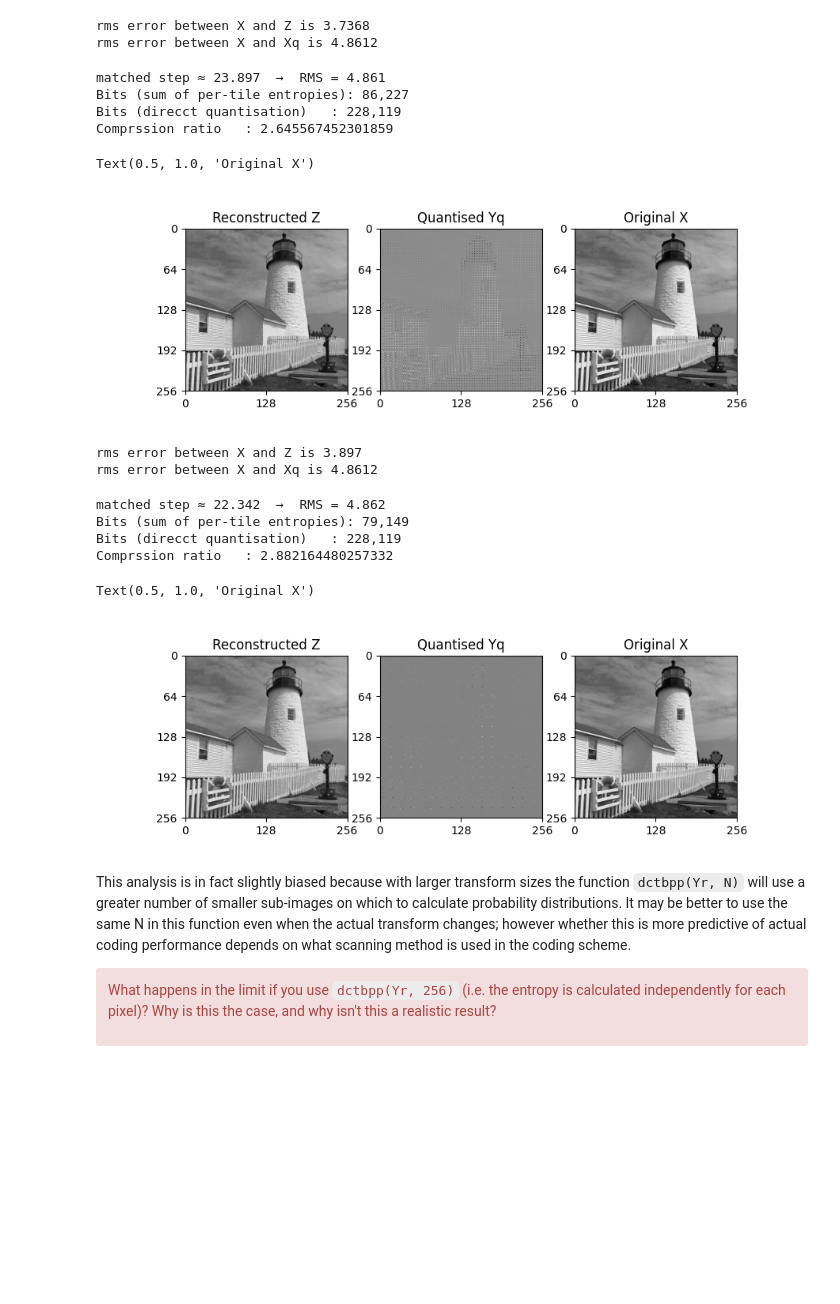
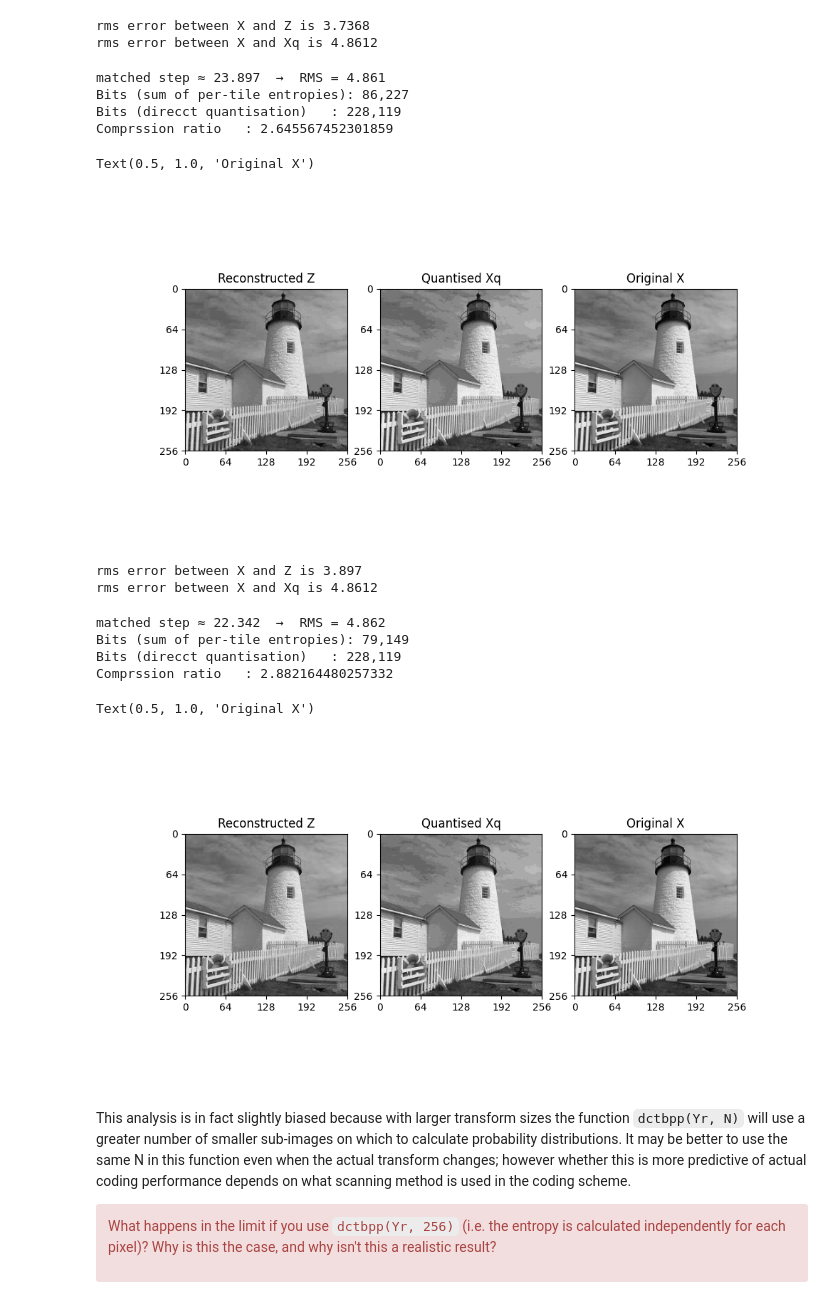
Before and after one commit to LucyYuanZihan/Lucy_cued_sf2_lab, a Jupyter notebook: 7-the-discrete-cosine-transform.ipynb, the cells around one changed output. Cells and saved outputs as stored; diff of their text form; code cells hidden in the pictures; blank space fills up the shorter version.

```diff
--- a/7-the-discrete-cosine-transform.ipynb
+++ b/7-the-discrete-cosine-transform.ipynb
@@ -499,36 +499,36 @@ def find_step_DCT_4(target_err, lo=1, hi=50, tol=0.001, max_iter= 5000):
         if e < target_err:
             lo = mid          # error too small ⇒ we need a larger step
 
     # If we drop out because of max_iter, return the best we have
     return mid, e   #mid is the matched step size, e is the error
 
 # optimise step size
 opt_step, opt_error = find_step_DCT_4(4.8612)
 print(f"\nmatched step ≈ {opt_step:.3f}  →  RMS = {opt_error:.3f}")
 
 # compression ratio
 N=4
 Yq = quantise(Y, step=opt_step)
 Yr = regroup(Yq, N) / N
 bits_sub = dctbpp(Yr, N=4)
 bits_direct_quantisation = bpp(quantise(X, step=17) )* X.size
 compression_ratio = bits_direct_quantisation / bits_sub
 print(f"Bits (sum of per-tile entropies): {bits_sub:,.0f}")
 print(f"Bits (direcct quantisation)   : {bits_direct_quantisation:,.0f}")
 print(f"Comprssion ratio   : {compression_ratio}")
 
 Z = colxfm(colxfm(Yq.T, C4.T).T, C4.T)
-fig, (ax1, ax2, ax3) = plt.subplots(1, 3, figsize=(9, 3))
+fig, (ax1, ax2, ax3) = plt.subplots(1, 3, figsize=(10, 5))
 plot_image(Z, ax=ax1); ax1.set_title("Reconstructed Z")
-plot_image(Yq, ax=ax2); ax2.set_title("Quantised Yq")
+plot_image(Xq, ax=ax2); ax2.set_title("Quantised Xq")
 plot_image(X, ax=ax3); ax3.set_title("Original X")
 # %% [output]
 matched step ≈ 23.897  →  RMS = 4.861
 Bits (sum of per-tile entropies): 86,227
 Bits (direcct quantisation)   : 228,119
 Comprssion ratio   : 2.645567452301859
 Text(0.5, 1.0, 'Original X')
-[figure, old version]
+[figure, new version]
 # %%
 # Your code here
 #reconstruct Z from Yq
@@ -587,9 +587,9 @@ print(f"Bits (direcct quantisation)   : {bits_direct_quantisation:,.0f}")
 print(f"Comprssion ratio   : {compression_ratio}")
 
 Z = colxfm(colxfm(Yq.T, C16.T).T, C16.T)
-fig, (ax1, ax2, ax3) = plt.subplots(1, 3, figsize=(9, 3))
+fig, (ax1, ax2, ax3) = plt.subplots(1, 3, figsize=(10, 5))
 plot_image(Z, ax=ax1); ax1.set_title("Reconstructed Z")
-plot_image(Yq, ax=ax2); ax2.set_title("Quantised Yq")
+plot_image(Xq, ax=ax2); ax2.set_title("Quantised Xq")
 plot_image(X, ax=ax3); ax3.set_title("Original X")
 # %% [output]
 matched step ≈ 22.342  →  RMS = 4.862
@@ -597,7 +597,7 @@ Bits (sum of per-tile entropies): 79,149
 Bits (direcct quantisation)   : 228,119
 Comprssion ratio   : 2.882164480257332
 Text(0.5, 1.0, 'Original X')
-[figure, old version]
+[figure, new version]
 # %% [markdown]
 
 This analysis is in fact slightly biased because with larger transform sizes the function `dctbpp(Yr, N)` will use a greater number of smaller sub-images on which to calculate probability distributions. It may be better to use the same N in this function even when the actual transform changes; however whether this is more predictive of actual coding performance depends on what scanning method is used in the coding scheme.
```
Also changed, not shown: parts of 5 cells of this notebook, 2 other files.
